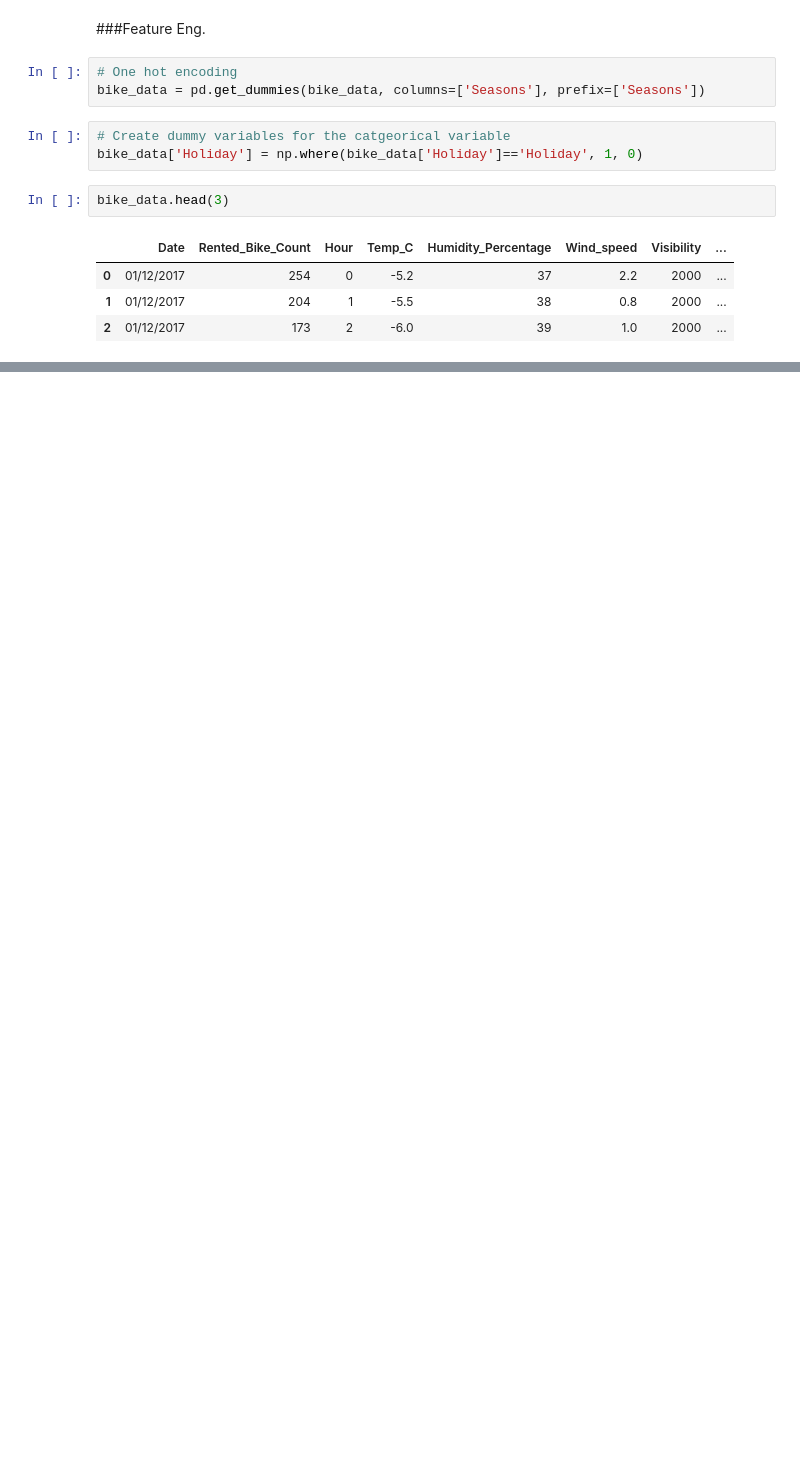
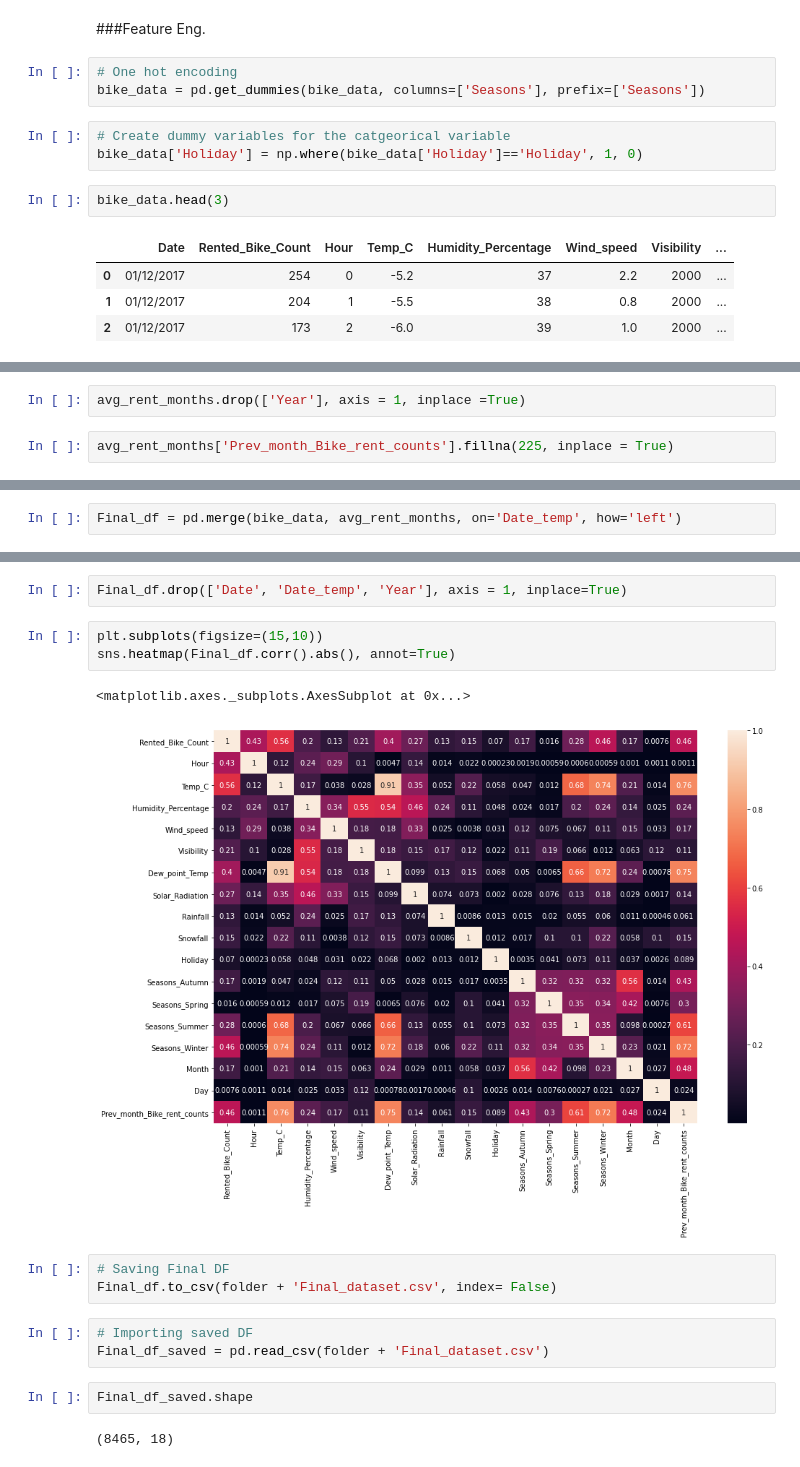
Before and after one commit to yagnik99/Seoul-Bike-Sharing-Demand-Prediction, a Jupyter notebook: Yagnik_Pandya_Team_2_Capstone_Project_3.ipynb, the cells around one changed output, grey strips where cells are left out. Drawn from its saved outputs; the diff is of its cells as text; blank space fills up the shorter version.

```diff
--- a/Yagnik_Pandya_Team_2_Capstone_Project_3.ipynb
+++ b/Yagnik_Pandya_Team_2_Capstone_Project_3.ipynb
@@ -267,0 +283,4 @@ Name: Rented_Bike_Count, dtype: float64
+# %%
+avg_rent_months.drop(['Year'], axis = 1, inplace =True)
+# %%
+avg_rent_months['Prev_month_Bike_rent_counts'].fillna(225, inplace = True)
@@ -267,0 +303,2 @@ Name: Rented_Bike_Count, dtype: float64
+# %%
+Final_df = pd.merge(bike_data, avg_rent_months, on='Date_temp', how='left')
@@ -267,0 +316,18 @@ Name: Rented_Bike_Count, dtype: float64
+# %%
+Final_df.drop(['Date', 'Date_temp', 'Year'], axis = 1, inplace=True)
+# %%
+plt.subplots(figsize=(15,10))
+sns.heatmap(Final_df.corr().abs(), annot=True)
+# %% [output]
+<matplotlib.axes._subplots.AxesSubplot at 0x...>
+[figure, added]
+# %%
+# Saving Final DF
+Final_df.to_csv(folder + 'Final_dataset.csv', index= False)
+# %%
+# Importing saved DF
+Final_df_saved = pd.read_csv(folder + 'Final_dataset.csv')
+# %%
+Final_df_saved.shape
+# %% [output]
+(8465, 18)
```
Also changed, not shown: parts of 103 cells of this notebook.
